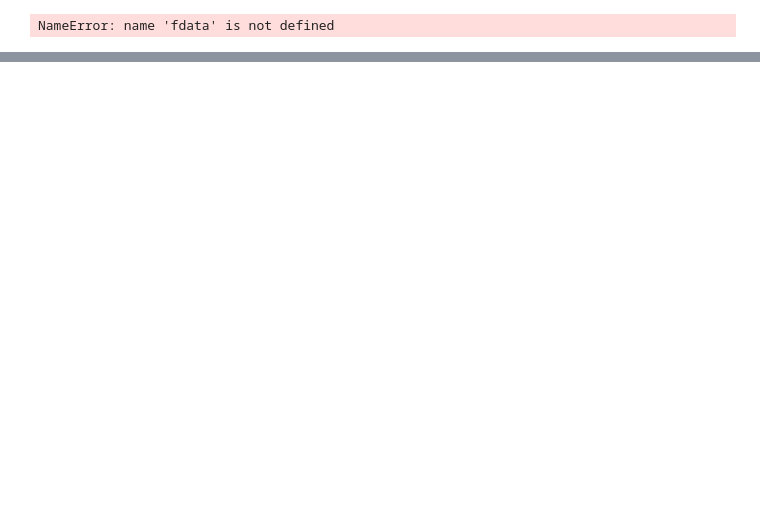
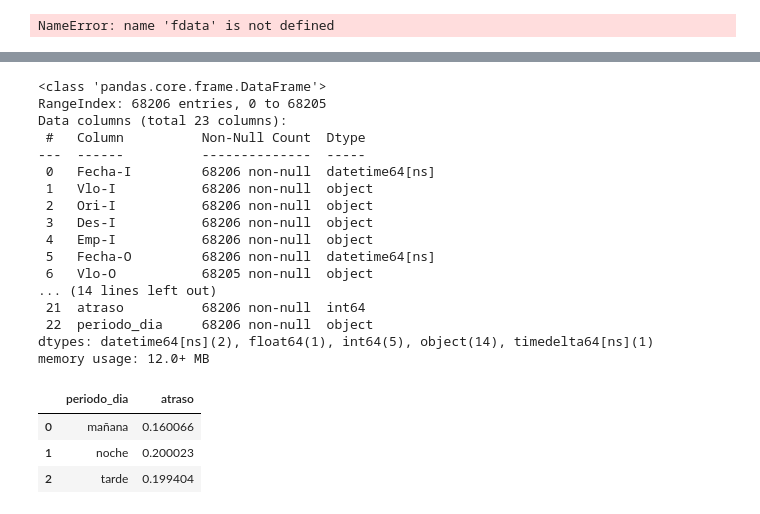
Before and after one commit to locoma/desafio_latam, a Jupyter notebook: solution.ipynb, the cells around one changed output, grey strips where cells are left out. Saved outputs shown, nothing was run; the diff lists cells and outputs as text; code cells hidden in the pictures; blank space fills up the shorter version.

```diff
--- a/solution.ipynb
+++ b/solution.ipynb
@@ -189,0 +242,34 @@ NameError: name 'fdata' is not defined
+# %%
+### Calculo de retraso en minutos ###
+ddbb.info()
+ddbb["Fecha-O"] = pd.to_datetime(ddbb["Fecha-O"])
+ddbb["dif"] = ddbb["Fecha-O"] - ddbb["Fecha-I"]
+ddbb["dif_min"] = [ddbb.dif[i].total_seconds()/60 for i in range(len(ddbb))]
+ddbb["atraso"] = [1 if ddbb.dif_min[i] > 15 else 0 for i in range(len(ddbb))]
+ddbb.head(100)
+ddbb["periodo_dia"] = ["mañana" if ddbb["Fecha-I"][i].hour in range(5,12) else "tarde" if ddbb["Fecha-I"][i].hour in range(12,19) else "noche" for i in range(len(ddbb))]
+
+
+ddbb.groupby("periodo_dia")["atraso"].mean().reset_index()
+# %% [output]
+<class 'pandas.core.frame.DataFrame'>
+RangeIndex: 68206 entries, 0 to 68205
+Data columns (total 23 columns):
+ #   Column          Non-Null Count  Dtype
+---  ------          --------------  -----
+ 0   Fecha-I         68206 non-null  datetime64[ns]
+ 1   Vlo-I           68206 non-null  object
+ 2   Ori-I           68206 non-null  object
+ 3   Des-I           68206 non-null  object
+ 4   Emp-I           68206 non-null  object
+ 5   Fecha-O         68206 non-null  datetime64[ns]
+ 6   Vlo-O           68205 non-null  object
+... (14 lines left out)
+ 21  atraso          68206 non-null  int64
+ 22  periodo_dia     68206 non-null  object
+dtypes: datetime64[ns](2), float64(1), int64(5), object(14), timedelta64[ns](1)
+memory usage: 12.0+ MB
+|  | periodo_dia | atraso |
+| 0 | mañana | 0.160066 |
+| 1 | noche | 0.200023 |
+| 2 | tarde | 0.199404 |
```
Also changed, not shown: parts of 12 cells of this notebook.
